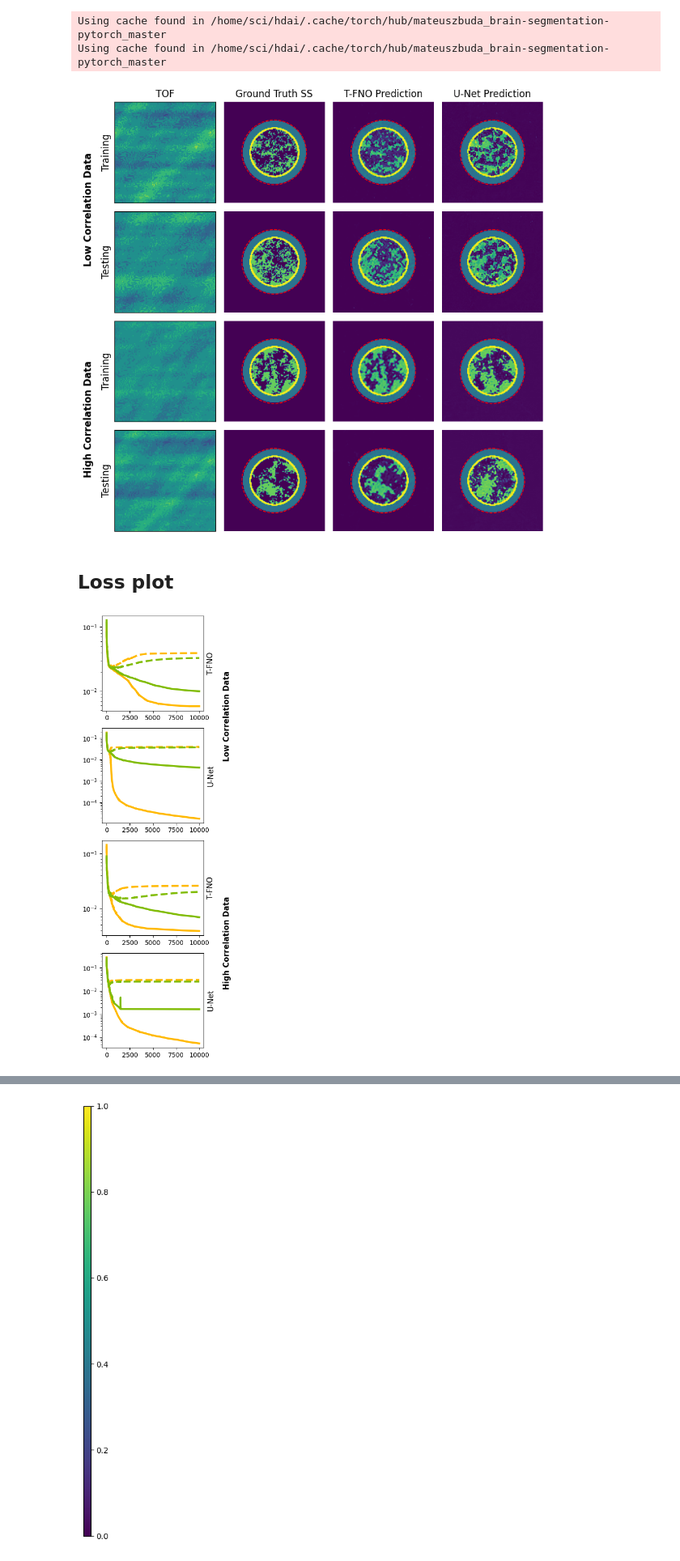
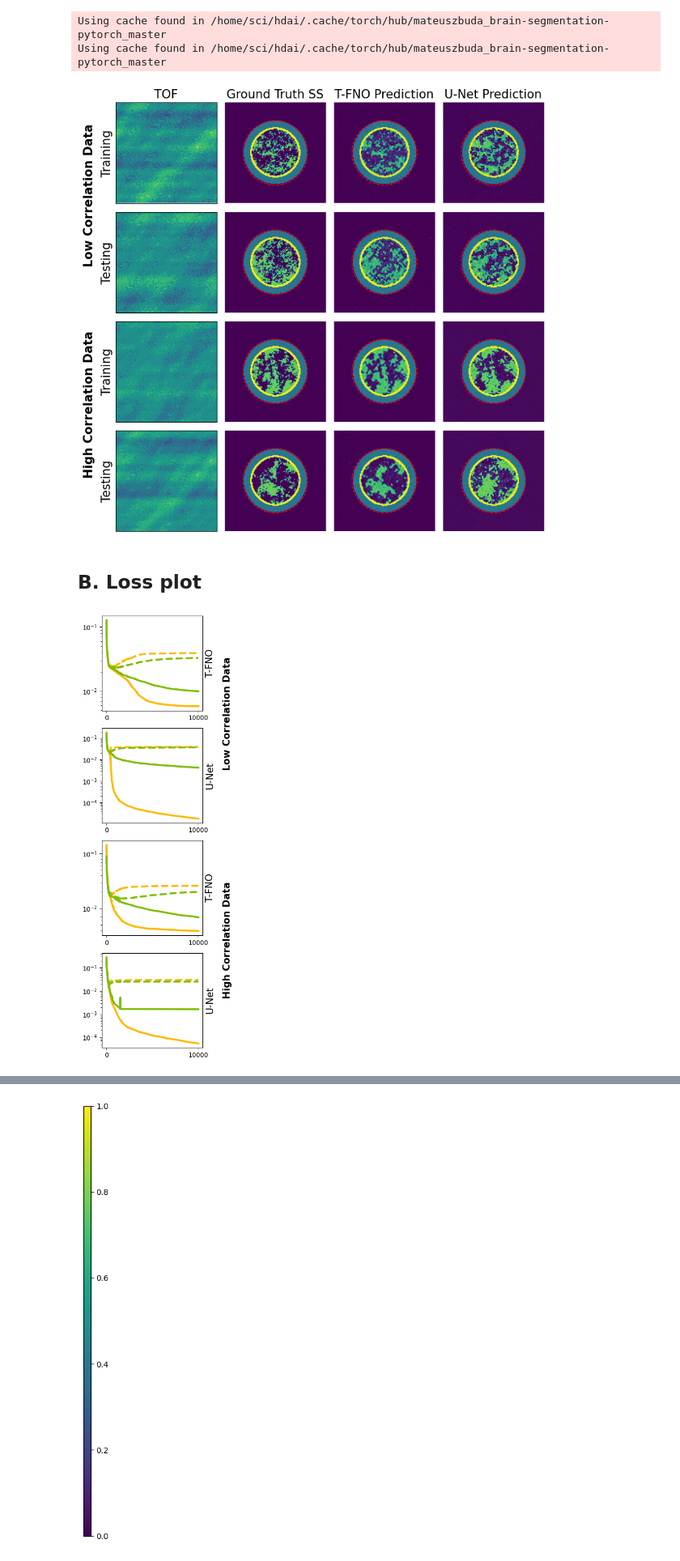
Before and after one commit to aarentai/Ultrasound-Tfno-MIDL, a Jupyter notebook: PaperPlot.ipynb, the cells around one changed output, grey strips where cells are left out. Shown: that part at 81% size. Cells and saved outputs as stored; diff of their text form; code cells hidden in the pictures.

```diff
--- a/PaperPlot.ipynb
+++ b/PaperPlot.ipynb
@@ -62,6 +62,7 @@ Using cache found in /home/sci/hdai/.cache/torch/hub/mateuszbuda_brain-segmentat
 Using cache found in /home/sci/hdai/.cache/torch/hub/mateuszbuda_brain-segmentation-pytorch_master
 # %%
 colormap = 'viridis'
+font_size = 15
 circle_list = []
 ax_list = []
 im_list = []
@@ -86,8 +87,8 @@ for i in range(len(correlation_list)):
         ax_list.append(fig.add_subplot(row, col, plot_row_num+1))
         ax_list[plot_row_num].imshow(x[0].to('cpu'), cmap=colormap, vmin=0, vmax=1)
         if plot_row_num==0:
-            ax_list[plot_row_num].set_title('TOF', fontsize=12)
-        plt.ylabel(f'{dataset_type_list[j].capitalize()}', fontsize=12) # {correlation_list[i]} correlation\n
+            ax_list[plot_row_num].set_title('TOF', fontsize=font_size)
+        plt.ylabel(f'{dataset_type_list[j].capitalize()}', fontsize=font_size) # {correlation_list[i]} correlation\n
         ax_list[plot_row_num].set_xticks([])
         ax_list[plot_row_num].set_yticks([])
 
@@ -95,67 +96,70 @@ for i in range(len(correlation_list)):
         ax_list[plot_row_num+1].imshow(y.to('cpu').squeeze(), cmap=colormap, vmin=0, vmax=1)
         ax_list[plot_row_num+1].add_patch(circle_list[plot_row_num+1])
         if plot_row_num==0:
-            ax_list[plot_row_num+1].set_title('Ground Truth SS', fontsize=12)
+            ax_list[plot_row_num+1].set_title('Ground Truth SS', fontsize=font_size)
         plt.axis('off')
 
         ax_list.append(fig.add_subplot(row, col, plot_row_num+3))
         ax_list[plot_row_num+2].imshow(tfno_out.to('cpu').squeeze().detach().numpy(), cmap=colormap, vmin=0, vmax=1)
         ax_list[plot_row_num+2].add_patch(circle_list[plot_row_num+2])
         if plot_row_num==0:
-            ax_list[plot_row_num+2].set_title('T-FNO Prediction', fontsize=12)
+            ax_list[plot_row_num+2].set_title('T-FNO Prediction', fontsize=font_size)
         plt.axis('off')
 
         ax_list.append(fig.add_subplot(row, col, plot_row_num+4))
         ax_list[plot_row_num+3].imshow(unet_out.to('cpu').squeeze().detach().numpy(), cmap=colormap, vmin=0, vmax=1)
         ax_list[plot_row_num+3].add_patch(circle_list[plot_row_num+3])
         if plot_row_num==0:
-            ax_list[plot_row_num+3].set_title('U-Net Prediction', fontsize=12)
+            ax_list[plot_row_num+3].set_title('U-Net Prediction', fontsize=font_size)
         plt.axis('off')
 
-plt.figtext(-0.02, 0.60, 'Low Correlation Data', rotation=90, fontsize=12, weight='bold')
-plt.figtext(-0.02, 0.14, 'High Correlation Data', rotation=90, fontsize=12, weight='bold')
+plt.figtext(-0.02, 0.60, 'Low Correlation Data', rotation=90, fontsize=font_size, weight='bold')
+plt.figtext(-0.02, 0.14, 'High Correlation Data', rotation=90, fontsize=font_size, weight='bold')
 plt.tight_layout()
 plt.savefig(f'/home/sci/hdai/Projects/UltrasoundTfno/Checkpoints_big/paper_plot_{config}.pdf', dpi=300, bbox_inches = 'tight')
 # %% [output]
-[figure, old version]
+[figure, new version]
 # %% [markdown]
-## Loss plot
+## B. Loss plot
 # %%
 config = 'noise0'
+font_size = 15
 loss_trend_dict = {}
 color_dict = {'big': '#81bc06', 'small': '#ffb901'}
 line_style_dict = {'training': '-', 'testing': '--'}
 disp_name_dict = {'tfno': 'T-FNO', 'unet': 'U-Net'}
 
 for dataset_type in ['training', 'testing']:
     for correlation in ['low', 'high']:
         for dateset_size in ['small', 'big']:
             with open(f'/home/sci/hdai/Projects/UltrasoundTfno/Checkpoints_{dateset_size}/unet_{init_features}_grf128_{correlation}_{config}/{dataset_type}_loss.json', "rb") as fp:
                 loss_trend_dict[f'unet_{dataset_type}_loss_list_{dateset_size}_{correlation}'] = json.load(fp)
             with open(f'/home/sci/hdai/Projects/UltrasoundTfno/Checkpoints_{dateset_size}/tfno_mode{modes}_hc{hc}_pc{pc}_grf128_{correlation}_{config}/{dataset_type}_loss.json', "rb") as fp:
                 loss_trend_dict[f'tfno_{dataset_type}_loss_list_{dateset_size}_{correlation}'] = json.load(fp)
 
 fig = plt.figure(figsize=(3.2,10))
 ax_list = []
 i = 0
 for correlation in ['low', 'high']:
     for model_type in ['tfno', 'unet']:
         ax_list.append(fig.add_subplot(4, 1, i+1))
-        ax_list[i].set_ylabel(f'{disp_name_dict[model_type]}', fontsize=12)#{correlation} correlation\n
+        ax_list[i].set_ylabel(f'{disp_name_dict[model_type]}', fontsize=font_size)#{correlation} correlation\n
         ax_list[i].set_yscale('log')
         ax_list[i].yaxis.set_label_position("right")
+#         ax_list[i].locator_params(axis='y', nbins=2)
+        ax_list[i].locator_params(axis='x', nbins=2)
         for dateset_size in ['small', 'big']:
             for dataset_type in ['training', 'testing']:
                 ax_list[i].plot(loss_trend_dict[f'{model_type}_{dataset_type}_loss_list_{dateset_size}_{correlation}'],
                                 color=color_dict[dateset_size],
                                 linewidth=3,
                                 linestyle=line_style_dict[dataset_type])
         i += 1
 
-plt.figtext(1.01, 0.67, 'Low Correlation Data', rotation=90, fontsize=12, weight='bold')
-plt.figtext(1.01, 0.17, 'High Correlation Data', rotation=90, fontsize=12, weight='bold')
+plt.figtext(1.01, 0.65, 'Low Correlation Data', rotation=90, fontsize=font_size, weight='bold')
+plt.figtext(1.01, 0.15, 'High Correlation Data', rotation=90, fontsize=font_size, weight='bold')
 plt.tight_layout()
 plt.savefig(f'/home/sci/hdai/Projects/UltrasoundTfno/Checkpoints_big/horizontal_loss_plot_{config}.pdf', dpi=300, bbox_inches = 'tight')
 # %% [output]
-[figure, old version]
+[figure, new version]
 # %% [markdown]
```
Also changed, not shown: parts of 3 cells of this notebook, 1 other file.
